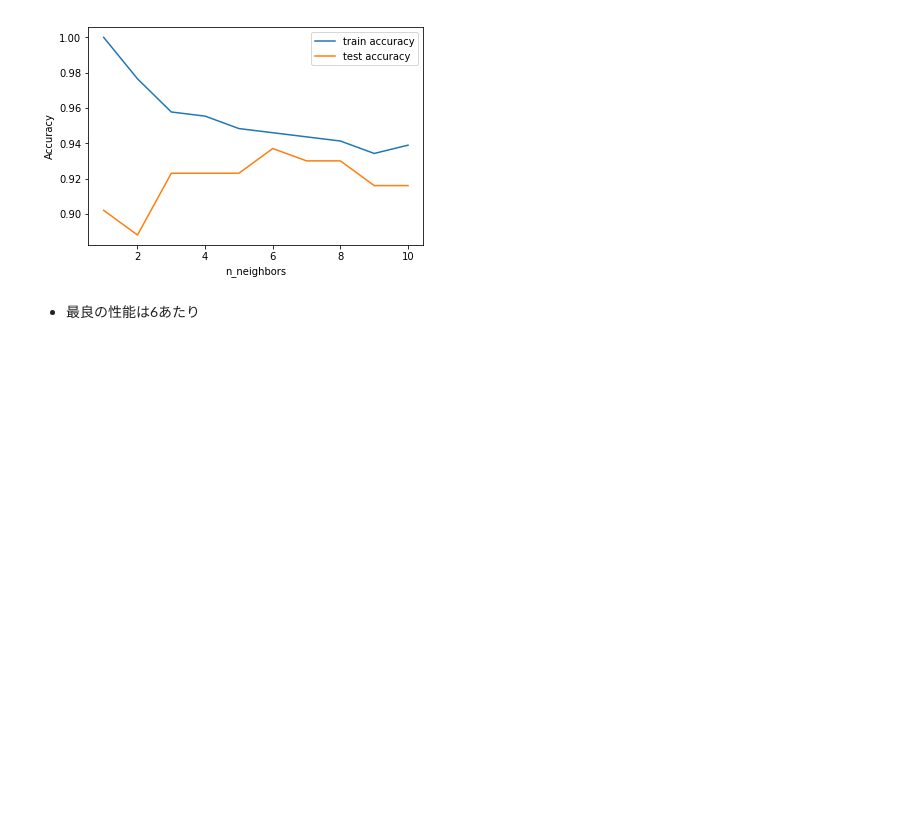
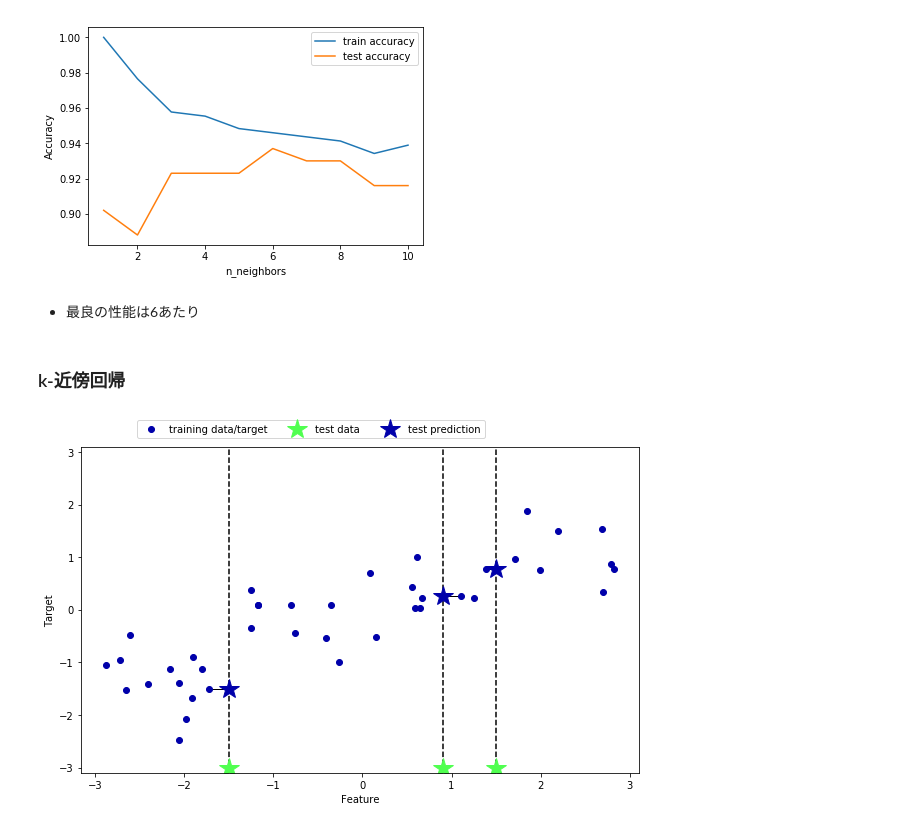
Before and after one commit to aki-06/sklearn, a Jupyter notebook: 教師あり学習.ipynb, the cells around one changed output. Drawn from its saved outputs; the diff is of its cells as text; code cells hidden in the pictures; blank space fills up the shorter version.

Commit message:
k-近傍回帰

```diff
--- a/教師あり学習.ipynb
+++ b/教師あり学習.ipynb
@@ -357,3 +357,9 @@ plt.legend()
 [figure]
 # %% [markdown]
 - 最良の性能は6あたり
+# %% [markdown]
+### k-近傍回帰
+# %%
+mglearn.plots.plot_knn_regression(n_neighbors=1)
+# %% [output]
+[figure, added]
```
Also changed, not shown: parts of 6 cells of this notebook.
